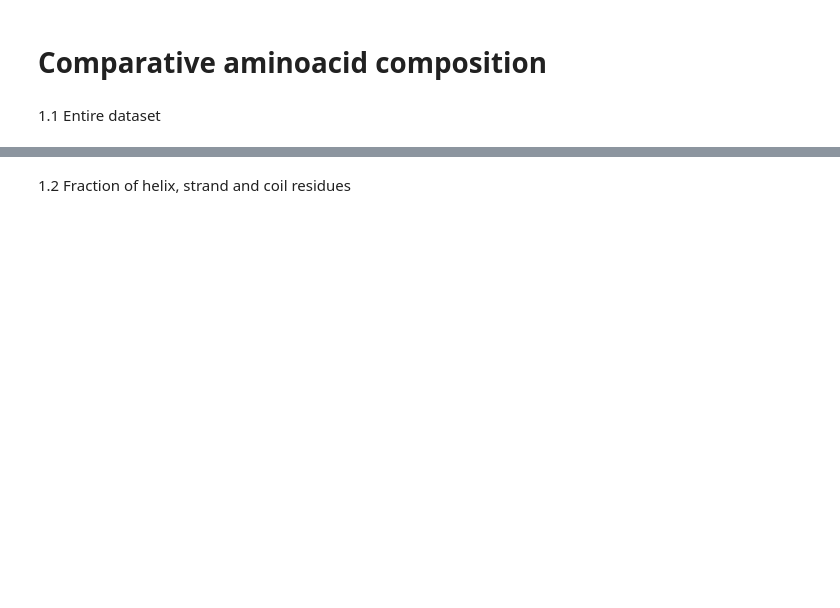
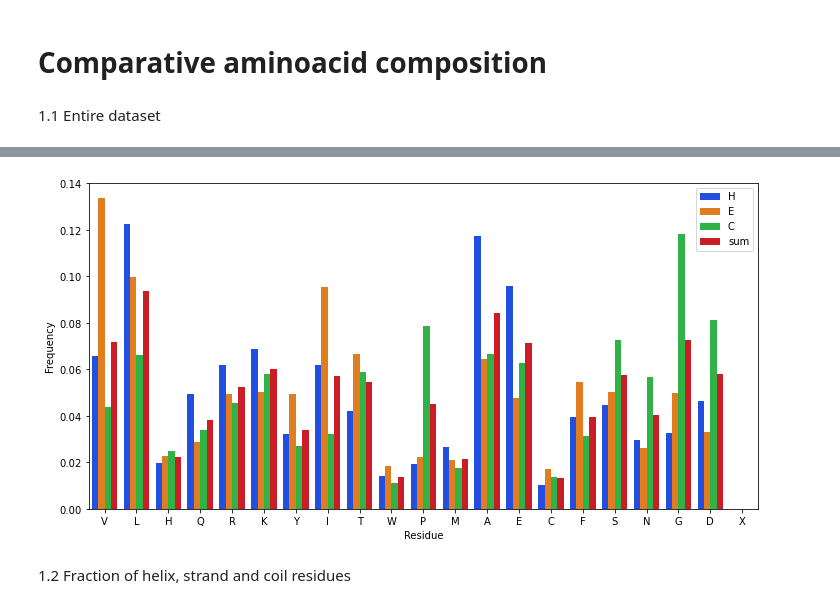
Before and after one commit to ilante/LB-2-project-GOR-vs-SVM, a Jupyter notebook: data_description/training/JpredData.ipynb, the cells around one changed output, grey strips where cells are left out. Drawn from its saved outputs; the diff is of its cells as text; code cells hidden in the pictures; blank space fills up the shorter version.

```diff
--- a/data_description/training/JpredData.ipynb
+++ b/data_description/training/JpredData.ipynb
@@ -120,0 +104,4 @@ sns.barplot(x="Aminoacids", y= "TotalNumber", data=df5)
+# %%
+# dividing by Total
+hec_tot['Frequency'] = hec_tot['Frequency'].div(hec_tot['Total'])
+hec_tot
@@ -121,3 +122,10 @@ sns.barplot(x="Aminoacids", y= "TotalNumber", data=df5)
+# %%
+plt.figure(figsize=(12,6))
+sns.barplot(x="Residue",y="Frequency",hue="SS or tot",data=hec_tot, palette="bright")
+plt.legend(loc=1,prop={'size':10})
+plt.savefig('./train_imgs/aa_dist.png')
+# %% [output]
+[figure, added]
 # %% [markdown]
 1.2 Fraction of helix, strand and coil residues
 # %%
```
Also changed, not shown: parts of 54 cells of this notebook, 5 other files.
